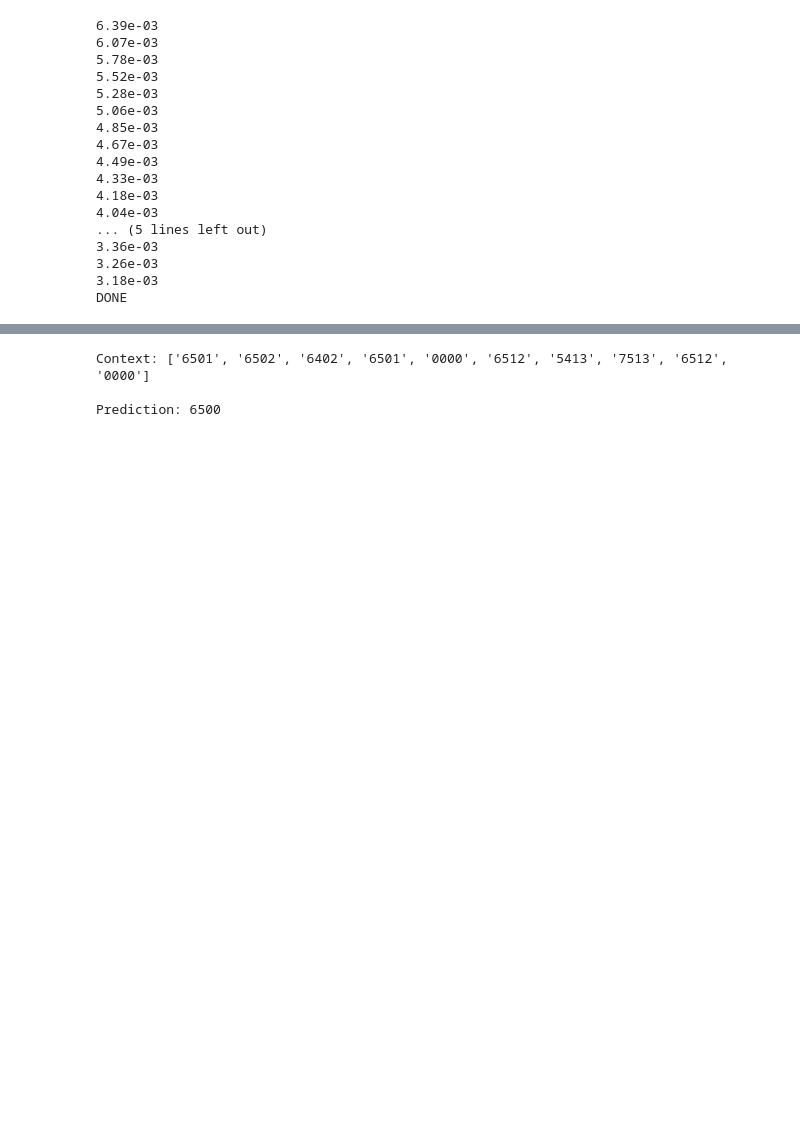
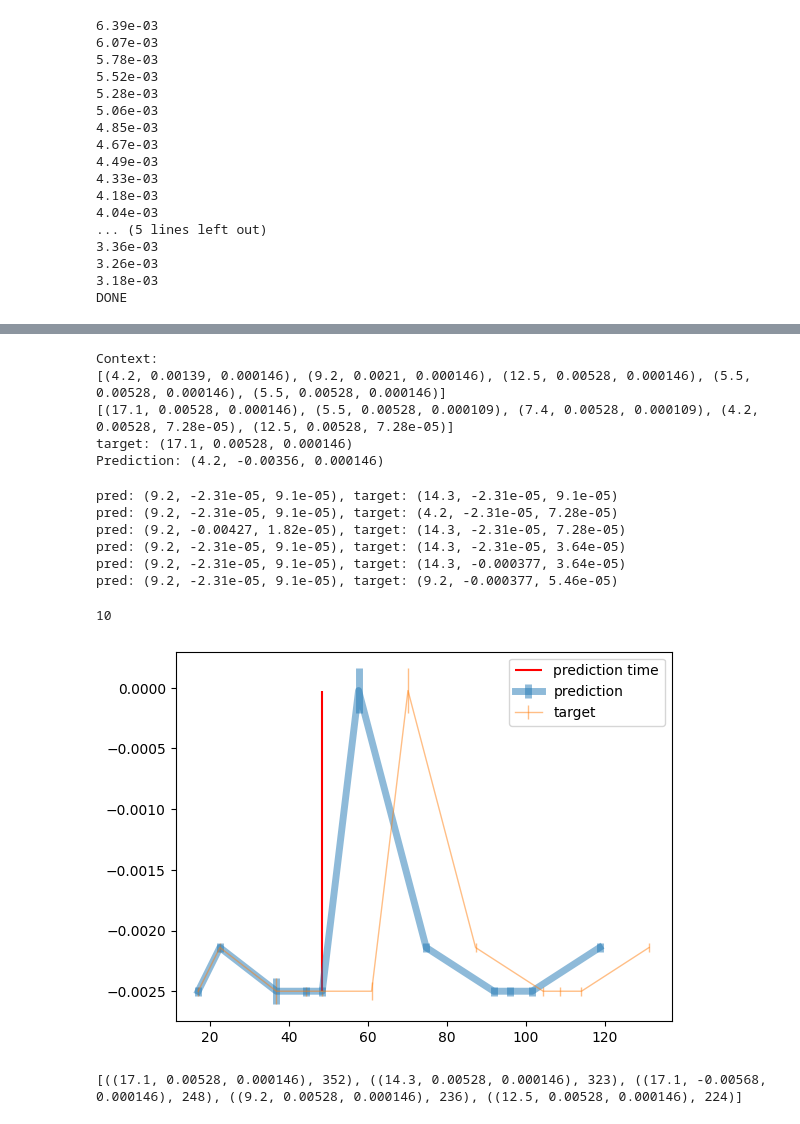
Before and after one commit to stefanzarembinski/szx81, a Jupyter notebook: src/cbow.ipynb, the cells around one changed output, grey strips where cells are left out. Drawn from its saved outputs; the diff is of its cells as text; code cells hidden in the pictures; blank space fills up the shorter version.

```diff
--- a/src/cbow.ipynb
+++ b/src/cbow.ipynb
@@ -182,11 +266,73 @@ DONE
 # %%
-context = ['6501', '6502', '6402', '6501', '0000', '6512', '5413', '7513', '6512', '0000']
+index = 0
+context = test_context[index][0]
+target = test_context[index][1]
 context_vector = make_context_vector(context, word_to_ix)
 a = model(context_vector)
 
-print(f'Context: {context}\n')
+print(f'Context:\n{context[:CONTEXT_SIZE]}\n{context[CONTEXT_SIZE:]}')
+print(f'target: {target}')
 print(f'Prediction: {ix_to_word[torch.argmax(a[0]).item()]}')
 # %% [output]
-Context: ['6501', '6502', '6402', '6501', '0000', '6512', '5413', '7513', '6512', '0000']
-
-Prediction: 6500
+Context:
+[(4.2, 0.00139, 0.000146), (9.2, 0.0021, 0.000146), (12.5, 0.00528, 0.000146), (5.5, 0.00528, 0.000146), (5.5, 0.00528, 0.000146)]
+[(17.1, 0.00528, 0.000146), (5.5, 0.00528, 0.000109), (7.4, 0.00528, 0.000109), (4.2, 0.00528, 7.28e-05), (12.5, 0.00528, 7.28e-05)]
+target: (17.1, 0.00528, 0.000146)
+Prediction: (4.2, -0.00356, 0.000146)
+# %%
+def test(context_list):
+    for item in context_list:
+        context = item[0]
+        target = item[1]
+        a = model(make_context_vector(context, word_to_ix))
+        print(f'pred: {ix_to_word[torch.argmax(a[0]).item()]}, target: {target}' )
+
+shift = 1000
+test(test_context[shift: shift + 6])
+# %% [output]
+pred: (9.2, -2.31e-05, 9.1e-05), target: (14.3, -2.31e-05, 9.1e-05)
+pred: (9.2, -2.31e-05, 9.1e-05), target: (4.2, -2.31e-05, 7.28e-05)
+pred: (9.2, -0.00427, 1.82e-05), target: (14.3, -2.31e-05, 7.28e-05)
+pred: (9.2, -2.31e-05, 9.1e-05), target: (14.3, -2.31e-05, 3.64e-05)
+pred: (9.2, -2.31e-05, 9.1e-05), target: (14.3, -0.000377, 3.64e-05)
+pred: (9.2, -2.31e-05, 9.1e-05), target: (9.2, -0.000377, 5.46e-05)
+# %%
+import matplotlib.pyplot as plt
+import numpy as np
+
+def plot_test(context_index, context_list=None):
+    if context_list is None:
+        context_list = test_context
+    item = context_list[context_index]
+    context = item[0]
+    print(len(context))
+    target = item[1]
+    a = model(make_context_vector(context, word_to_ix))
+    prediction = ix_to_word[torch.argmax(a[0]).item()]
+
+    def plot(tar_pred, linewidth=1):
+        token = context
+        token.insert(CONTEXT_SIZE, prediction if tar_pred == 'prediction' else target)
+        time = np.array([_[0] for _ in token]).cumsum()
+        value = np.array([_[1] for _ in token])
+        noise = np.array([_[2] for _ in token])
+        plt.errorbar(time, value, 2 * noise, label=tar_pred, linewidth=linewidth, alpha=0.5)
+
+    plot('prediction', linewidth=5)
+    plot('target')
+    time = np.array([_[0] for _ in context[:CONTEXT_SIZE]]).cumsum()
+    value = np.array([_[1] for _ in context])
+    plt.vlines(time[-1], min(value), max(value), label='prediction time', colors='red')
+
+    plt.legend()
+    plt.show()
+
+plot_test(150)
+# plot_test(150, training_context)
+# %% [output]
+10
+[figure, added]
+# %%
+print(word_count[:5])
+# %% [output]
+[((17.1, 0.00528, 0.000146), 352), ((14.3, 0.00528, 0.000146), 323), ((17.1, -0.00568, 0.000146), 248), ((9.2, 0.00528, 0.000146), 236), ((12.5, 0.00528, 0.000146), 224)]
```
Also changed, not shown: parts of 14 cells of this notebook, 2 other files.
